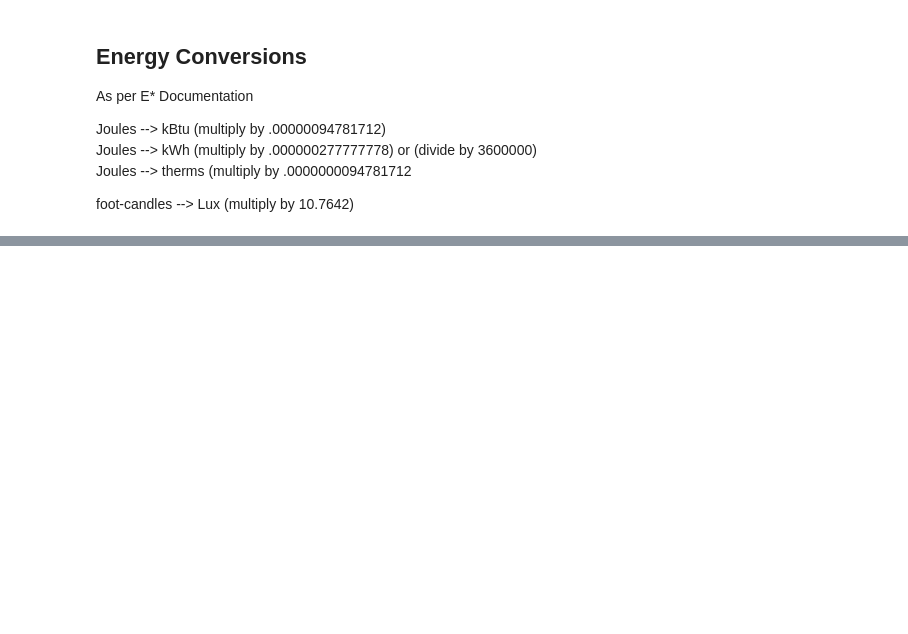
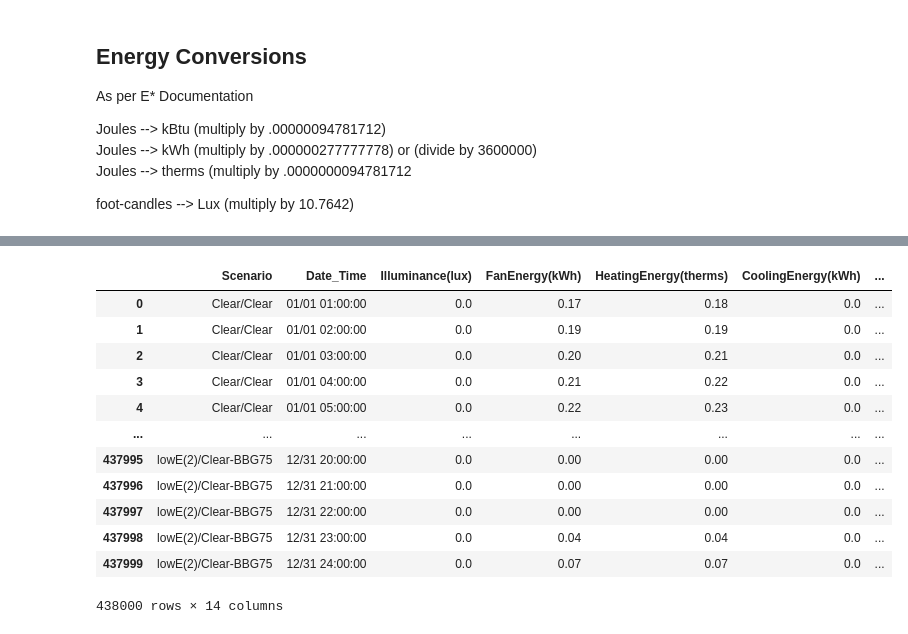
Before and after one commit to klharp/EPlus-Dashboard-ODL, a Jupyter notebook: HOU_Scraper.ipynb, the cells around one changed output, grey strips where cells are left out. Saved outputs shown, nothing was run; the diff lists cells and outputs as text; code cells hidden in the pictures; blank space fills up the shorter version.

Commit message:
added baseline calcs to hou and msp

```diff
--- a/HOU_Scraper.ipynb
+++ b/HOU_Scraper.ipynb
@@ -629,0 +537,3 @@ allHourlyData
+# %%
+hourlyCost_fan = baseline_hourly["FanEnergy($)"].mean()
+hourlyCost_fan
@@ -629,0 +542,3 @@ allHourlyData
+# %%
+hourlyCost_cool = baseline_hourly["CoolingEnergy($)"].mean()
+hourlyCost_cool
@@ -629,0 +547,3 @@ allHourlyData
+# %%
+hourlyCost_heat = baseline_hourly["HeatingEnergy($)"].mean()
+hourlyCost_heat
@@ -629,0 +552,3 @@ allHourlyData
+# %%
+hourlyCost = (hourlyCost_fan + hourlyCost_cool + hourlyCost_heat)
+hourlyCost
@@ -630,2 +562,24 @@ allHourlyData
+# %%
+# Add columns for delta from base
+allHourlyData["DeltaFanFromBase"] = allHourlyData["FanEnergy(kWh)"] - hourlyEnergy_fan
+allHourlyData["DeltaCoolFromBase"] = allHourlyData["CoolingEnergy(kWh)"] - hourlyEnergy_cool
+allHourlyData["DeltaHeatFromBase"] = allHourlyData["HeatingEnergy(therms)"] - hourlyEnergy_heat
+allHourlyData["DeltaCostFromBase"] = allHourlyData["HourlyCost($)"] - hourlyCost
+
+allHourlyData.round(2)
+# %% [output]
+|  | Scenario | Date_Time | Illuminance(lux) | FanEnergy(kWh) | HeatingEnergy(therms) | CoolingEnergy(kWh) | ... |
+| 0 | Clear/Clear | 01/01 01:00:00 | 0.0 | 0.17 | 0.18 | 0.0 | ... |
+| 1 | Clear/Clear | 01/01 02:00:00 | 0.0 | 0.19 | 0.19 | 0.0 | ... |
+| 2 | Clear/Clear | 01/01 03:00:00 | 0.0 | 0.20 | 0.21 | 0.0 | ... |
+| 3 | Clear/Clear | 01/01 04:00:00 | 0.0 | 0.21 | 0.22 | 0.0 | ... |
+| 4 | Clear/Clear | 01/01 05:00:00 | 0.0 | 0.22 | 0.23 | 0.0 | ... |
+| ... | ... | ... | ... | ... | ... | ... | ... |
+| 437995 | lowE(2)/Clear-BBG75 | 12/31 20:00:00 | 0.0 | 0.00 | 0.00 | 0.0 | ... |
+| 437996 | lowE(2)/Clear-BBG75 | 12/31 21:00:00 | 0.0 | 0.00 | 0.00 | 0.0 | ... |
+| 437997 | lowE(2)/Clear-BBG75 | 12/31 22:00:00 | 0.0 | 0.00 | 0.00 | 0.0 | ... |
+| 437998 | lowE(2)/Clear-BBG75 | 12/31 23:00:00 | 0.0 | 0.04 | 0.04 | 0.0 | ... |
+| 437999 | lowE(2)/Clear-BBG75 | 12/31 24:00:00 | 0.0 | 0.07 | 0.07 | 0.0 | ... |
+438000 rows × 14 columns
 # %%
 # Export grouped file to csv for daily cost sums
```
Also changed, not shown: parts of 92 cells of this notebook, 11 other files.
